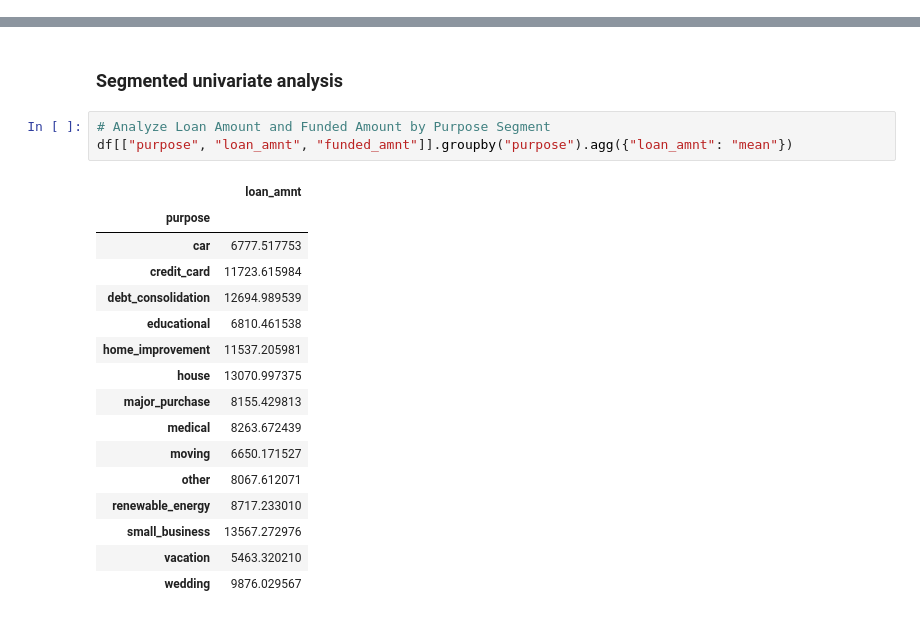
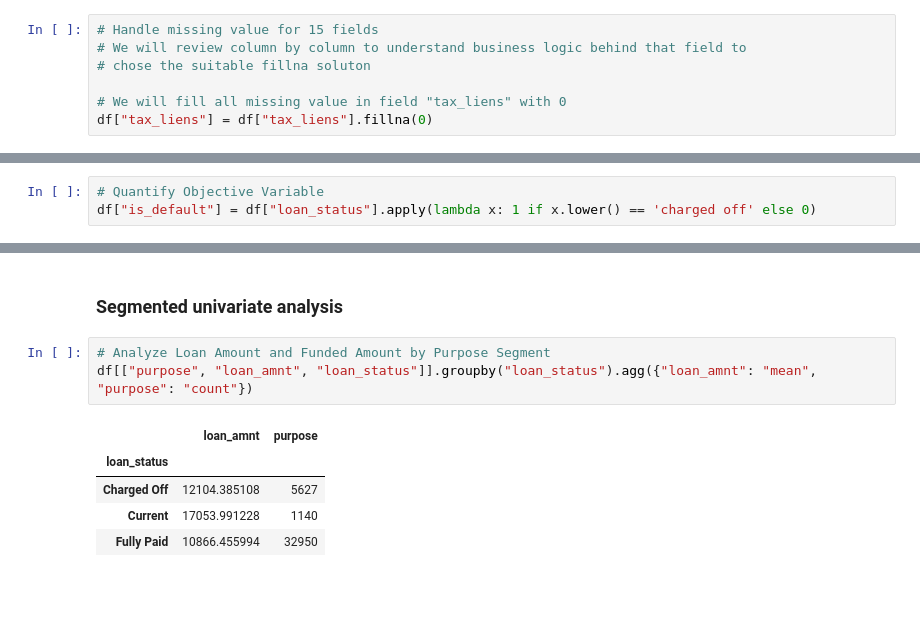
Before and after one commit to irish-luong/LandingClubCaseStudy, a Jupyter notebook: lending_club_case_study.ipynb, the cells around one changed output, grey strips where cells are left out. Saved outputs shown, nothing was run; the diff lists cells and outputs as text; blank space fills up the shorter version.

```diff
--- a/lending_club_case_study.ipynb
+++ b/lending_club_case_study.ipynb
@@ -464,0 +189,7 @@ Name: last_credit_pull_d, Length: 39717, dtype: object
+# %%
+# Handle missing value for 15 fields
+# We will review column by column to understand business logic behind that field to
+# chose the suitable fillna soluton
+
+# We will fill all missing value in field "tax_liens" with 0
+df["tax_liens"] = df["tax_liens"].fillna(0)
@@ -681,3 +376,6 @@ Name: purpose, Length: 39717, dtype: object
         - Ratio variables
     - Business-driven metrics
     - Data-driven
+# %%
+# Quantify Objective Variable
+df["is_default"] = df["loan_status"].apply(lambda x: 1 if x.lower() == 'charged off' else 0)
@@ -765,21 +465,10 @@ plt.show()
 ### Segmented univariate analysis
 # %%
 # Analyze Loan Amount and Funded Amount by Purpose Segment
-df[["purpose", "loan_amnt", "funded_amnt"]].groupby("purpose").agg({"loan_amnt": "mean"})
+df[["purpose", "loan_amnt", "loan_status"]].groupby("loan_status").agg({"loan_amnt": "mean", "purpose": "count"})
 # %% [output]
-|  | loan_amnt |
-| purpose |  |
-| car | 6777.517753 |
-| credit_card | 11723.615984 |
-| debt_consolidation | 12694.989539 |
-| educational | 6810.461538 |
-| home_improvement | 11537.205981 |
-| house | 13070.997375 |
-| major_purchase | 8155.429813 |
-| medical | 8263.672439 |
-| moving | 6650.171527 |
-| other | 8067.612071 |
-| renewable_energy | 8717.233010 |
-| small_business | 13567.272976 |
-| vacation | 5463.320210 |
-| wedding | 9876.029567 |
+|  | loan_amnt | purpose |
+| loan_status |  |  |
+| Charged Off | 12104.385108 | 5627 |
+| Current | 17053.991228 | 1140 |
+| Fully Paid | 10866.455994 | 32950 |
```
Also changed, not shown: parts of 63 cells of this notebook, 4 other files.
